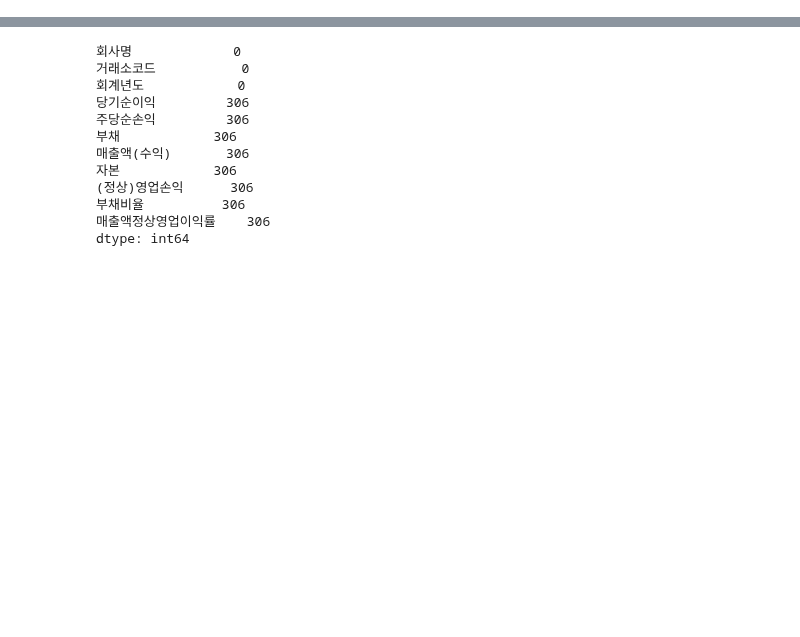
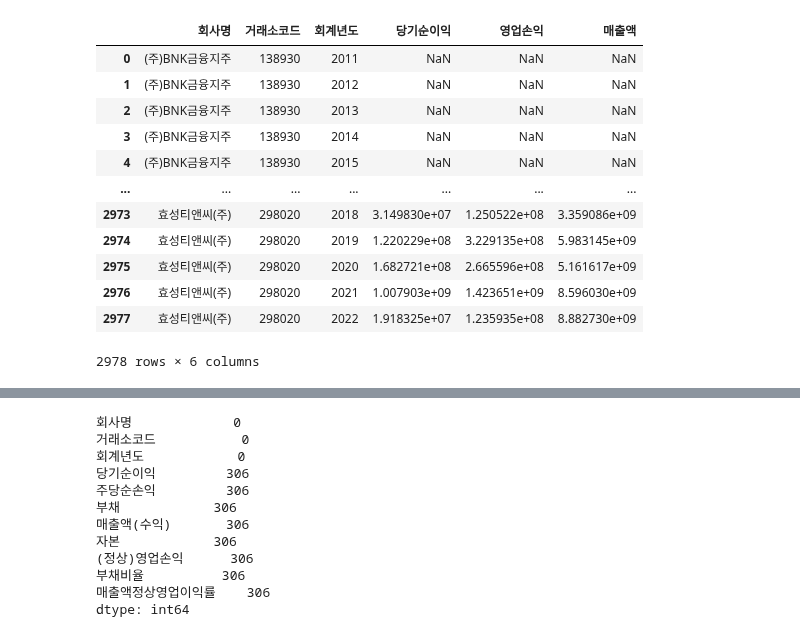
Before and after one commit to seohyungro/Python, a Jupyter notebook: 프로젝트1/jd.ipynb, the cells around one changed output, grey strips where cells are left out. Drawn from its saved outputs; the diff is of its cells as text; code cells hidden in the pictures; blank space fills up the shorter version.

```diff
--- a/프로젝트1/jd.ipynb
+++ b/프로젝트1/jd.ipynb
@@ -56,0 +56,16 @@ dtype: int64
+# %%
+kospi4
+# %% [output]
+|  | 회사명 | 거래소코드 | 회계년도 | 당기순이익 | 영업손익 | 매출액 |
+| 0 | (주)BNK금융지주 | 138930 | 2011 | NaN | NaN | NaN |
+| 1 | (주)BNK금융지주 | 138930 | 2012 | NaN | NaN | NaN |
+| 2 | (주)BNK금융지주 | 138930 | 2013 | NaN | NaN | NaN |
+| 3 | (주)BNK금융지주 | 138930 | 2014 | NaN | NaN | NaN |
+| 4 | (주)BNK금융지주 | 138930 | 2015 | NaN | NaN | NaN |
+| ... | ... | ... | ... | ... | ... | ... |
+| 2973 | 효성티앤씨(주) | 298020 | 2018 | 3.149830e+07 | 1.250522e+08 | 3.359086e+09 |
+| 2974 | 효성티앤씨(주) | 298020 | 2019 | 1.220229e+08 | 3.229135e+08 | 5.983145e+09 |
+| 2975 | 효성티앤씨(주) | 298020 | 2020 | 1.682721e+08 | 2.665596e+08 | 5.161617e+09 |
+| 2976 | 효성티앤씨(주) | 298020 | 2021 | 1.007903e+09 | 1.423651e+09 | 8.596030e+09 |
+| 2977 | 효성티앤씨(주) | 298020 | 2022 | 1.918325e+07 | 1.235935e+08 | 8.882730e+09 |
+2978 rows × 6 columns
```
Also changed, not shown: parts of 8 cells of this notebook, 1 other file.
